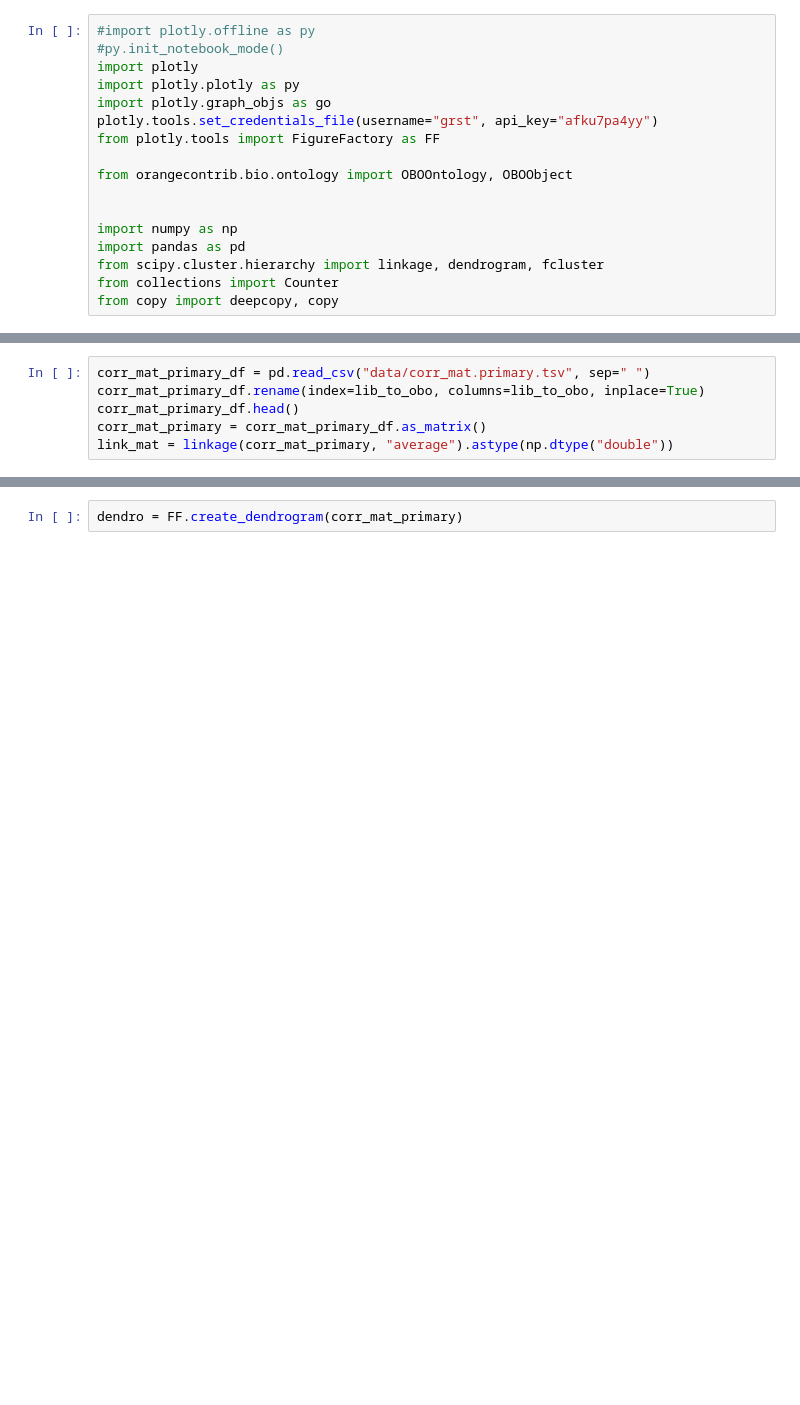
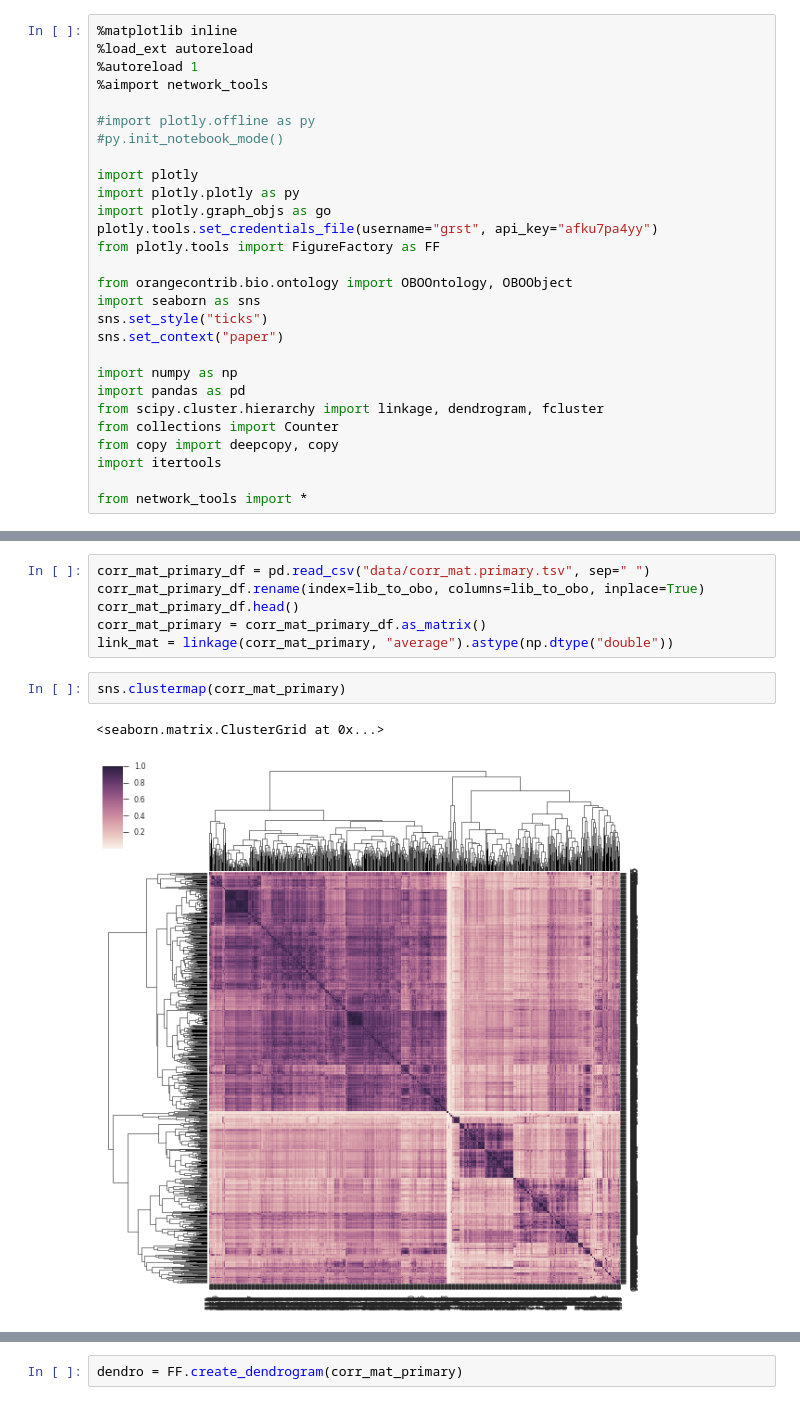
Before and after one commit to grst/fantom5-sig, a Jupyter notebook: plotly test.ipynb, the cells around one changed output, grey strips where cells are left out. Saved outputs shown, nothing was run; the diff lists cells and outputs as text; blank space fills up the shorter version.

```diff
--- a/plotly test.ipynb
+++ b/plotly test.ipynb
@@ -1,6 +1,12 @@
 # %%
+%matplotlib inline
+%load_ext autoreload
+%autoreload 1
+%aimport network_tools
+
 #import plotly.offline as py
 #py.init_notebook_mode()
+
 import plotly
 import plotly.plotly as py
 import plotly.graph_objs as go
@@ -8,10 +14,15 @@ plotly.tools.set_credentials_file(username="grst", api_key="afku7pa4yy")
 from plotly.tools import FigureFactory as FF
 
 from orangecontrib.bio.ontology import OBOOntology, OBOObject
-
+import seaborn as sns
+sns.set_style("ticks")
+sns.set_context("paper")
 
 import numpy as np
 import pandas as pd
 from scipy.cluster.hierarchy import linkage, dendrogram, fcluster
 from collections import Counter
 from copy import deepcopy, copy
+import itertools
+
+from network_tools import *
@@ -68,3 +43,8 @@ corr_mat_primary_df.rename(index=lib_to_obo, columns=lib_to_obo, inplace=True)
 corr_mat_primary_df.head()
 corr_mat_primary = corr_mat_primary_df.as_matrix()
 link_mat = linkage(corr_mat_primary, "average").astype(np.dtype("double"))
+# %%
+sns.clustermap(corr_mat_primary)
+# %% [output]
+<seaborn.matrix.ClusterGrid at 0x...>
+[figure, added]
```
Also changed, not shown: parts of 19 cells of this notebook, 1 other file.
